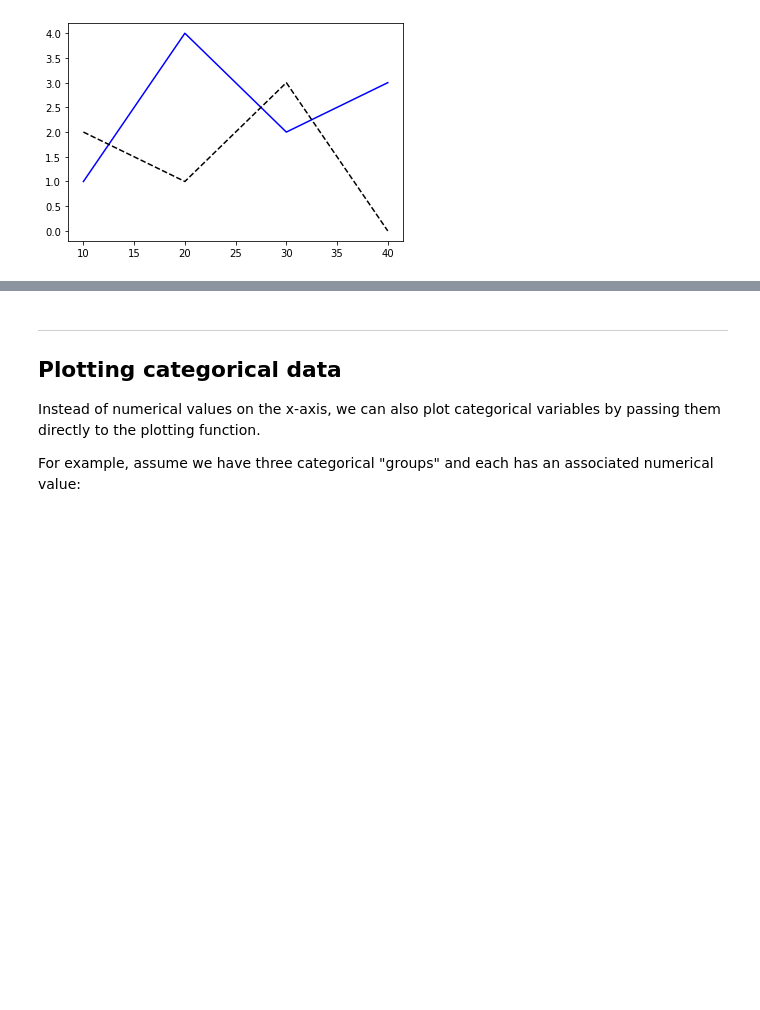
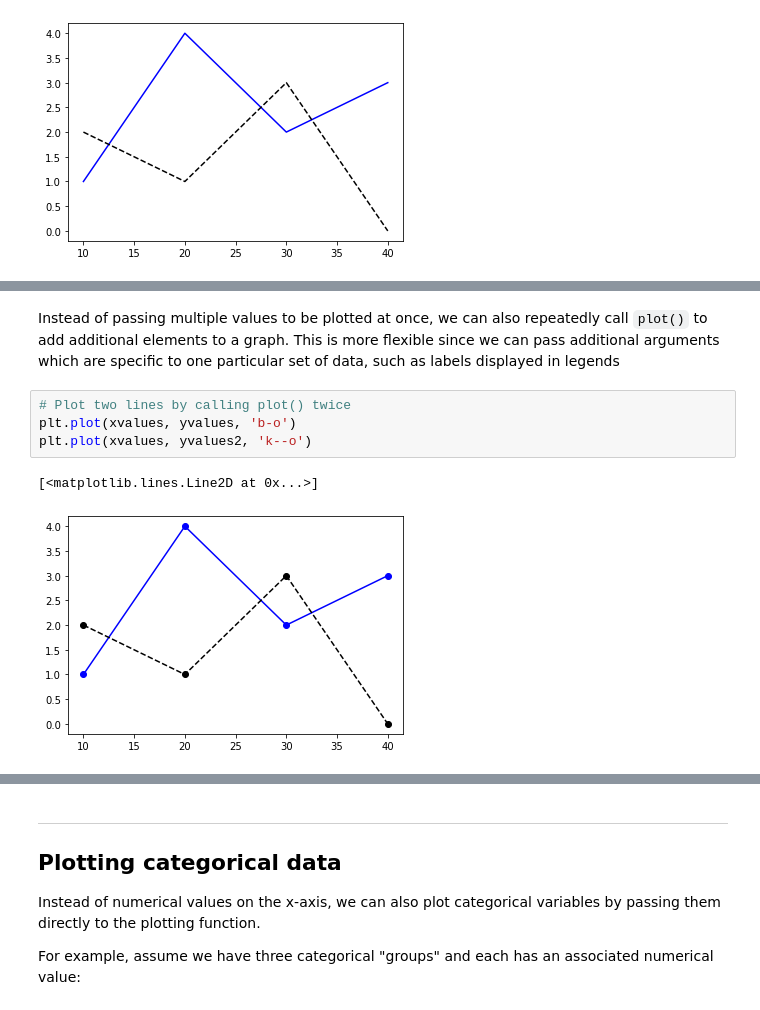
Before and after one commit to richardfoltyn/python-statistics, a Jupyter notebook: lectures/unit5.ipynb, the cells around one changed output, grey strips where cells are left out. Drawn from its saved outputs; the diff is of its cells as text; blank space fills up the shorter version.

Commit message:
Unit 5: Various additions to notebook, add exercise 3

```diff
--- a/lectures/unit5.ipynb
+++ b/lectures/unit5.ipynb
@@ -92,0 +104,12 @@ between dashes.
+# %% [markdown]
+Instead of passing multiple values to be plotted at once,
+we can also repeatedly call `plot()` to add additional elements to a graph.
+This is more flexible since we can pass additional arguments which are
+specific to one particular set of data, such as labels displayed in legends
+# %%
+# Plot two lines by calling plot() twice
+plt.plot(xvalues, yvalues, 'b-o')
+plt.plot(xvalues, yvalues2, 'k--o')
+# %% [output]
+[<matplotlib.lines.Line2D at 0x...>]
+[figure, added]
```
Also changed, not shown: parts of 38 cells of this notebook.
